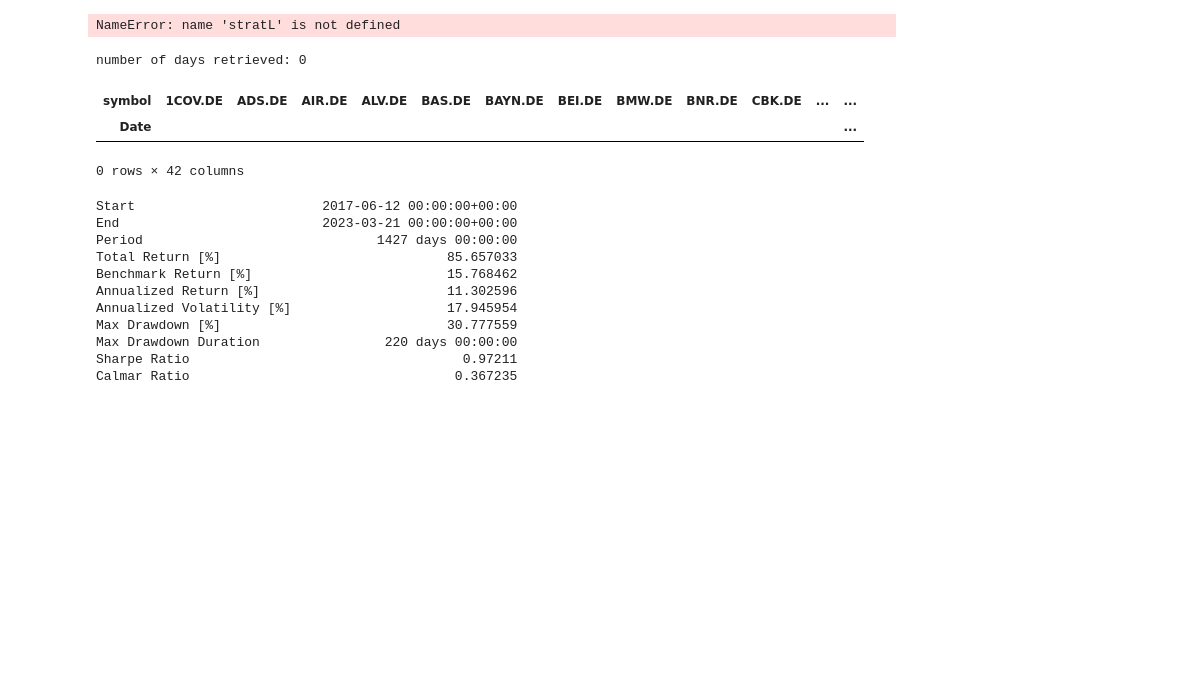
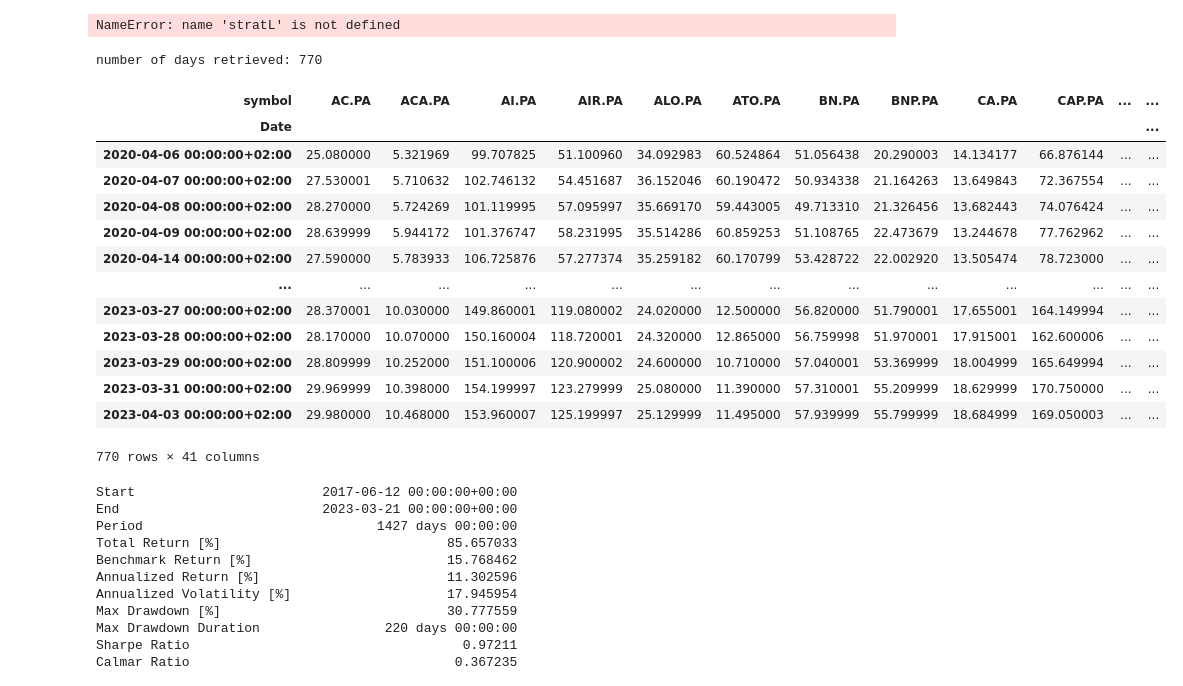
Before and after one commit to psemdel/py-trading-bot, a Jupyter notebook: py-trading-bot/jupyter_scripts/live.ipynb, the cells around one changed output. Saved outputs shown, nothing was run; the diff lists cells and outputs as text; code cells hidden in the pictures; blank space fills up the shorter version.

Commit message:
retrieve_data, test fixed, data introduced for tsl

```diff
--- a/py-trading-bot/jupyter_scripts/live.ipynb
+++ b/py-trading-bot/jupyter_scripts/live.ipynb
@@ -22,27 +22,38 @@ importlib.reload(constants)
 NameError: name 'stratL' is not defined
 # %%
 #symbols=["WQDV.L"]
-#symbols=constants.CAC40
-symbols=constants.DAX
+symbols=constants.CAC40
+#symbols=constants.DAX
 #symbols=constants.NASDAQ
 #symbols=constants.IT
 
 period=3
-#index_symbol="^FCHI"
-index_symbol="^GDAXI"
+index_symbol="^FCHI"
+#index_symbol="^GDAXI"
 #index_symbol="^IXIC"
 
 symbols=common.filter_intro_symbol(symbols,period)
 
 st=stratL.StratLIVE(symbols,str(period)+"y",index_symbol)
 # %% [output]
-number of days retrieved: 0
+number of days retrieved: 770
 # %%
-st.open
+st.data.get("Close")
 # %% [output]
-| symbol | 1COV.DE | ADS.DE | AIR.DE | ALV.DE | BAS.DE | BAYN.DE | BEI.DE | BMW.DE | BNR.DE | CBK.DE | ... | ... |
+| symbol | AC.PA | ACA.PA | AI.PA | AIR.PA | ALO.PA | ATO.PA | BN.PA | BNP.PA | CA.PA | CAP.PA | ... | ... |
 | Date |  |  |  |  |  |  |  |  |  |  |  | ... |
+| 2020-04-06 00:00:00+02:00 | 25.080000 | 5.321969 | 99.707825 | 51.100960 | 34.092983 | 60.524864 | 51.056438 | 20.290003 | 14.134177 | 66.876144 | ... | ... |
+| 2020-04-07 00:00:00+02:00 | 27.530001 | 5.710632 | 102.746132 | 54.451687 | 36.152046 | 60.190472 | 50.934338 | 21.164263 | 13.649843 | 72.367554 | ... | ... |
+| 2020-04-08 00:00:00+02:00 | 28.270000 | 5.724269 | 101.119995 | 57.095997 | 35.669170 | 59.443005 | 49.713310 | 21.326456 | 13.682443 | 74.076424 | ... | ... |
+| 2020-04-09 00:00:00+02:00 | 28.639999 | 5.944172 | 101.376747 | 58.231995 | 35.514286 | 60.859253 | 51.108765 | 22.473679 | 13.244678 | 77.762962 | ... | ... |
+| 2020-04-14 00:00:00+02:00 | 27.590000 | 5.783933 | 106.725876 | 57.277374 | 35.259182 | 60.170799 | 53.428722 | 22.002920 | 13.505474 | 78.723000 | ... | ... |
+| ... | ... | ... | ... | ... | ... | ... | ... | ... | ... | ... | ... | ... |
+| 2023-03-27 00:00:00+02:00 | 28.370001 | 10.030000 | 149.860001 | 119.080002 | 24.020000 | 12.500000 | 56.820000 | 51.790001 | 17.655001 | 164.149994 | ... | ... |
+| 2023-03-28 00:00:00+02:00 | 28.170000 | 10.070000 | 150.160004 | 118.720001 | 24.320000 | 12.865000 | 56.759998 | 51.970001 | 17.915001 | 162.600006 | ... | ... |
+| 2023-03-29 00:00:00+02:00 | 28.809999 | 10.252000 | 151.100006 | 120.900002 | 24.600000 | 10.710000 | 57.040001 | 53.369999 | 18.004999 | 165.649994 | ... | ... |
+| 2023-03-31 00:00:00+02:00 | 29.969999 | 10.398000 | 154.199997 | 123.279999 | 25.080000 | 11.390000 | 57.310001 | 55.209999 | 18.629999 | 170.750000 | ... | ... |
+| 2023-04-03 00:00:00+02:00 | 29.980000 | 10.468000 | 153.960007 | 125.199997 | 25.129999 | 11.495000 | 57.939999 | 55.799999 | 18.684999 | 169.050003 | ... | ... |
-0 rows × 42 columns
+770 rows × 41 columns
 # %%
 ###No trend ###
 #st.strat_kama_stoch(macro_trend_uncertain="both")
```
Also changed, not shown: parts of 1 cell of this notebook, 26 other files.
